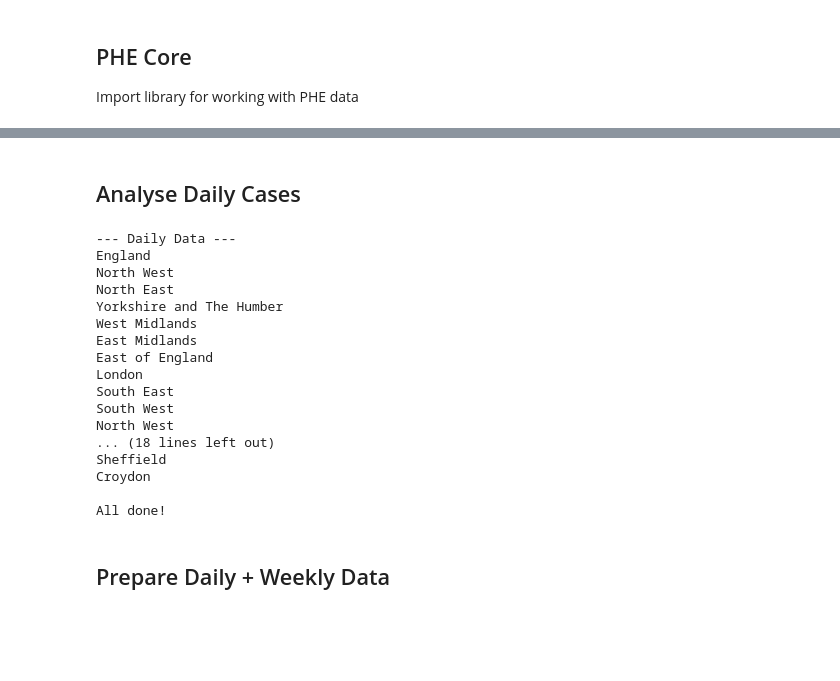
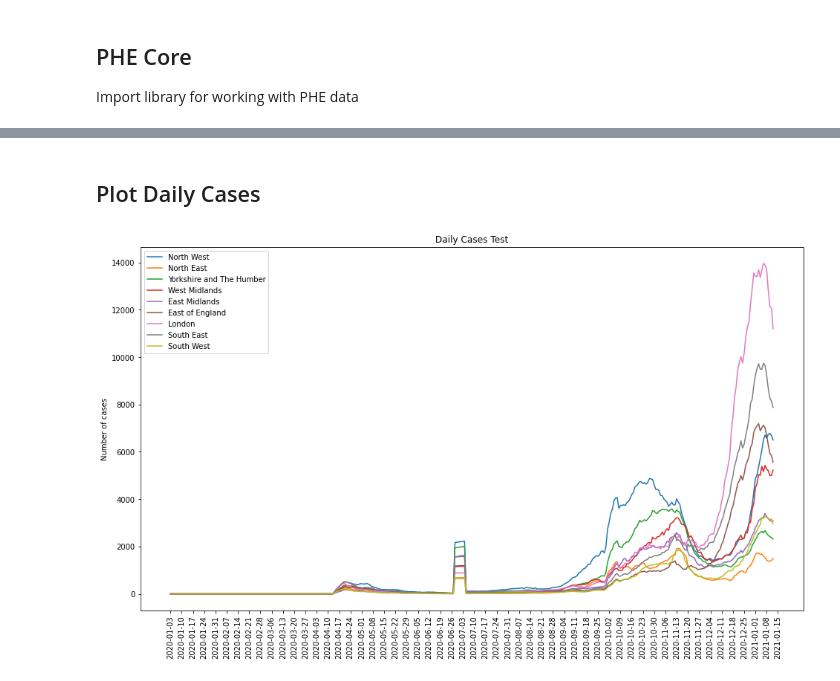
Before and after one commit to Logiqx/covid-stats, a Jupyter notebook: python/phe_daily_cases.ipynb, the cells around one changed output, grey strips where cells are left out. Saved outputs shown, nothing was run; the diff lists cells and outputs as text; code cells hidden in the pictures; blank space fills up the shorter version.

Commit message:
Basic work on plotting daily cases

```diff
--- a/python/phe_daily_cases.ipynb
+++ b/python/phe_daily_cases.ipynb
@@ -17,2 +154,9 @@ import phe_core
+# %%
+areas = AreasWip()
+
+for areaType, areaNames in phe_core.areas[2:3]:
+    for areaName in areaNames:
+        #print(f"Loading {areaName}...")
+        areas.loadCases(areaType, areaName)
 # %% [markdown]
-## Analyse Daily Cases
+## Plot Daily Cases
@@ -110,28 +163,4 @@ class AreaWip(phe_core.Area):
-# %%
-print("--- Daily Data ---")
-for areaType, areaNames in phe_core.areas[:1]:
-    for areaName in areaNames:
-        area = AreaWip(areaType, areaName)
-        area.loadCases()
-
-print("\nAll done!")
-# %% [output]
---- Daily Data ---
-England
-North West
-North East
-Yorkshire and The Humber
-West Midlands
-East Midlands
-East of England
-London
-South East
-South West
-North West
-... (18 lines left out)
-Sheffield
-Croydon
-
-All done!
-# %% [markdown]
-## Prepare Daily + Weekly Data
+# %%
+areas.plotCases()
+# %% [output]
+[figure, added]
```
Also changed, not shown: parts of 7 cells of this notebook.
